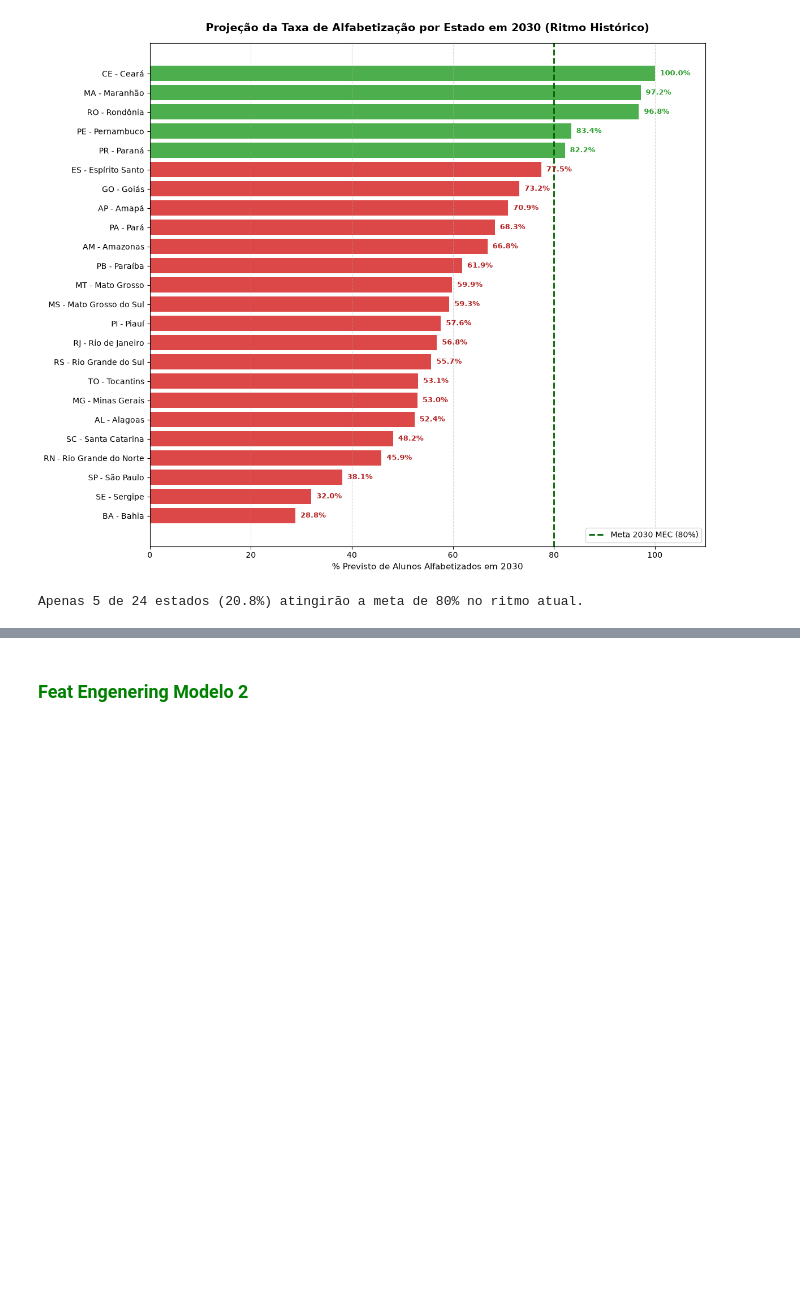
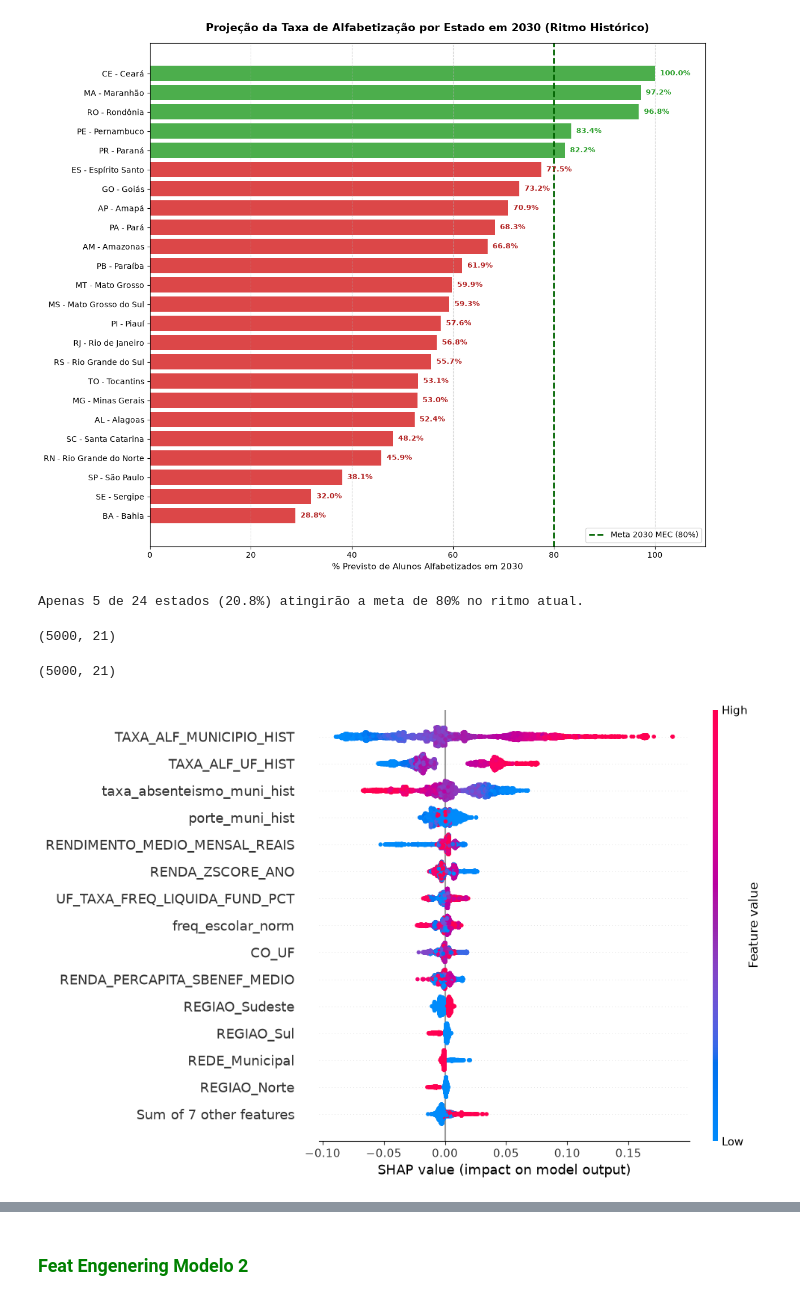
Before and after one commit to LucasRuizMartins/fiap_tech_challenge_03, a Jupyter notebook: notebooks/1.3 - Pipeline_Final.ipynb, the cells around one changed output, grey strips where cells are left out. Saved outputs shown, nothing was run; the diff lists cells and outputs as text; code cells hidden in the pictures; blank space fills up the shorter version.

```diff
--- a/notebooks/01 - pipeline2.ipynb
+++ b/notebooks/1.3 - Pipeline_Final.ipynb
@@ -3286,3 +3286,33 @@ print(f"Apenas {atingem} de {total} estados ({atingem/total*100:.1f}%) atingirã
 # %% [output]
 [figure]
 Apenas 5 de 24 estados (20.8%) atingirão a meta de 80% no ritmo atual.
+# %%
+import shap
+import matplotlib.pyplot as plt
+
+# Amostra para interpretação
+X_shap = X_test_prof.sample(
+    n=5000,
+    random_state=42
+)
+
+X_shap.shape
+# %% [output]
+(5000, 21)
+# %%
+shap_values_classe1 = shap_values.values[:, :, 1]
+print(shap_values_classe1.shape)
+# %% [output]
+(5000, 21)
+# %%
+shap.plots.beeswarm(
+    shap.Explanation(
+        values=shap_values_classe1,
+        base_values=shap_values.base_values[:, 1],
+        data=X_shap.values,
+        feature_names=X_shap.columns.tolist()
+    ),
+    max_display=15
+)
+# %% [output]
+[figure, added]
```
Also changed, not shown: parts of 10 cells of this notebook, 6 other files.
